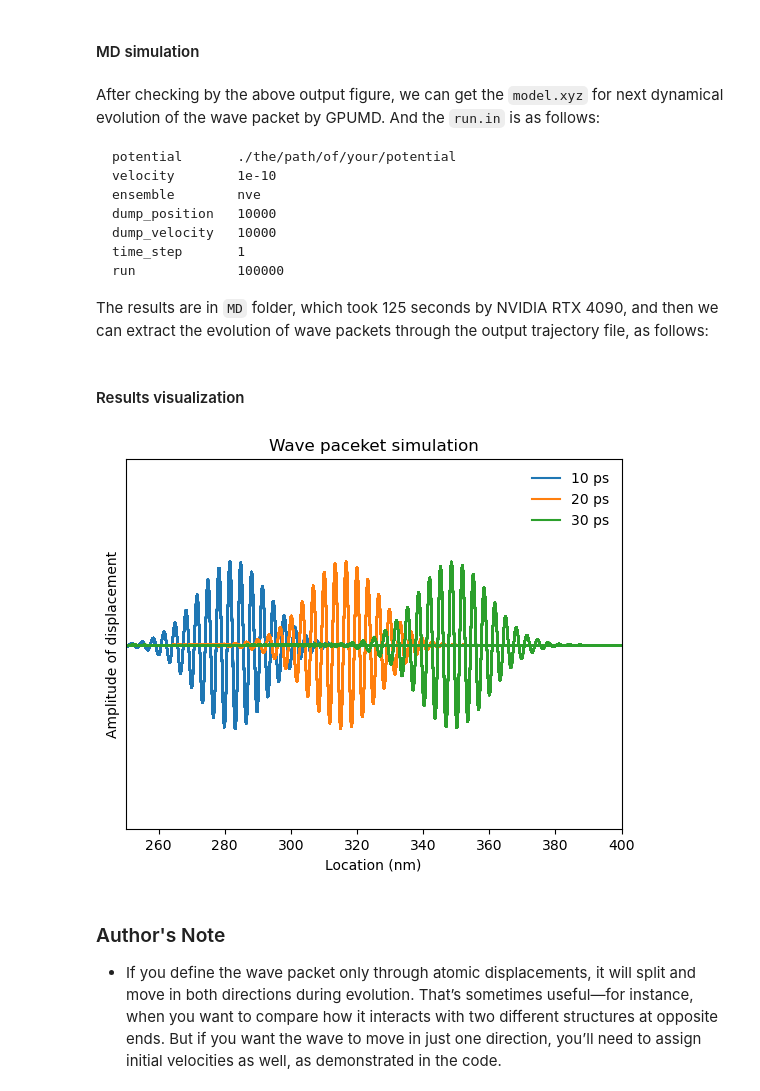
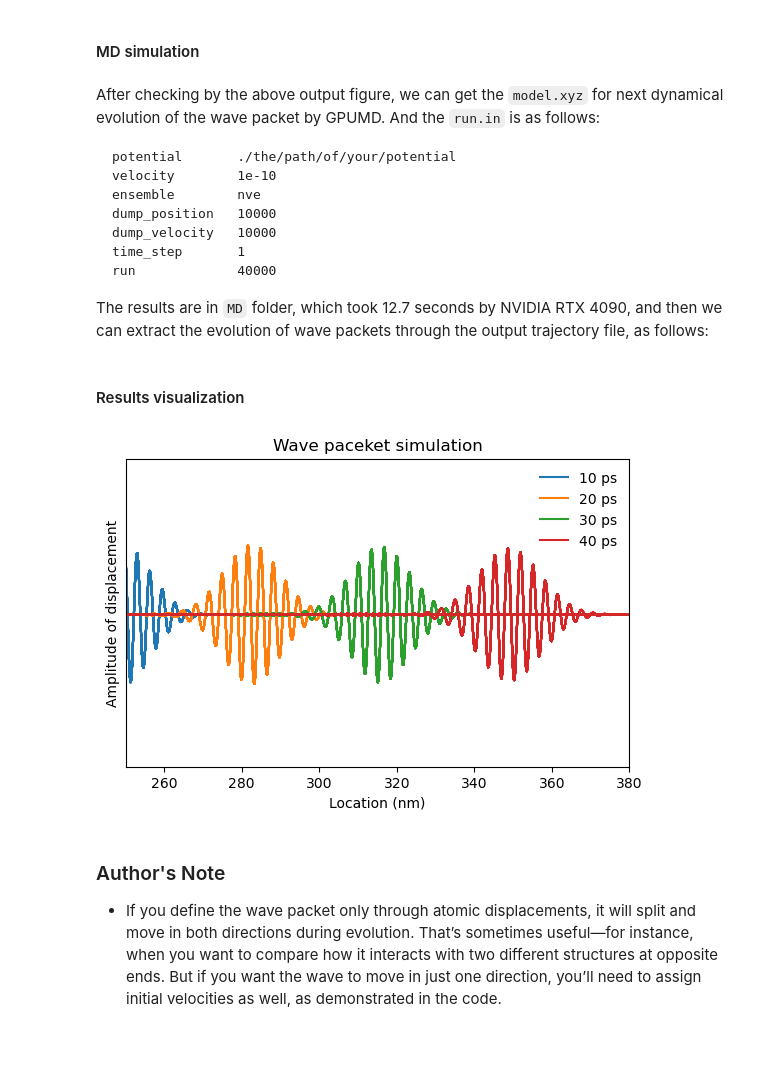
Before and after one commit to zhang-js25/GPUMD-Tutorials, a Jupyter notebook: wavepacket/WavePacketSimulation.ipynb, the cells around one changed output. Saved outputs shown, nothing was run; the diff lists cells and outputs as text; code cells hidden in the pictures; blank space fills up the shorter version.

Commit message:
Phonon wave packet simulation with the graphene as the example

````diff
--- a/wavepacket/WavePacketSimulation.ipynb
+++ b/wavepacket/WavePacketSimulation.ipynb
@@ -183,9 +198,9 @@ ensemble        nve
 dump_position   10000
 dump_velocity   10000
 time_step       1
-run             100000
+run             40000
 ```
-The results are in `MD` folder, which took 125 seconds by NVIDIA RTX 4090, and then we can extract the evolution of wave packets through the output trajectory
+The results are in `MD` folder, which took 12.7 seconds by NVIDIA RTX 4090, and then we can extract the evolution of wave packets through the output trajectory
 file,
  as
 follows:
@@ -194,23 +209,24 @@ follows:
 # %%
 from matplotlib import pyplot as plt
 from ase.io import read
 
-data= read(filename='./MD/movie.xyz', index=":")
-data_init = read("./MD/model.xyz")
+data= read(filename='./code/movie.xyz', index=":")
+data_init = read("./code/model.xyz")
 
-plt.plot(data_init.positions[:, 1] / 10, data[1].positions[:, 2] - data_init.positions[:, 2], label="10 ps")
-plt.plot(data_init.positions[:, 1] / 10, data[2].positions[:, 2] - data_init.positions[:, 2], label="20 ps")
-plt.plot(data_init.positions[:, 1] / 10, data[3].positions[:, 2] - data_init.positions[:, 2], label="30 ps")
-
-plt.xlim(250, 400)
+plt.figure(figsize=(6.5, 4))
+plt.plot(data_init.positions[:, 1] / 10, data[0].positions[:, 2] - data_init.positions[:, 2], label="10 ps")
+plt.plot(data_init.positions[:, 1] / 10, data[1].positions[:, 2] - data_init.positions[:, 2], label="20 ps")
+plt.plot(data_init.positions[:, 1] / 10, data[2].positions[:, 2] - data_init.positions[:, 2], label="30 ps")
+plt.plot(data_init.positions[:, 1] / 10, data[3].positions[:, 2] - data_init.positions[:, 2], label="40 ps")
+plt.xlim(250, 380)
 plt.xlabel('Location (nm)')
 plt.ylabel('Amplitude of displacement')
 plt.title('Wave paceket simulation')
 plt.legend(frameon=False)
 plt.yticks([])
 plt.show()
 # %% [output]
-[figure, old version]
+[figure, new version]
 # %% [markdown]
 ### Author's Note
 - If you define the wave packet only through atomic displacements, it will split and move in both directions during evolution. That’s sometimes useful—for instance, when you want to compare how it interacts with two different structures at opposite ends. But if you want the wave to move in just one direction, you’ll need to assign initial velocities as well, as demonstrated in the code.
````
Also changed, not shown: parts of 4 cells of this notebook, 12 other files.
